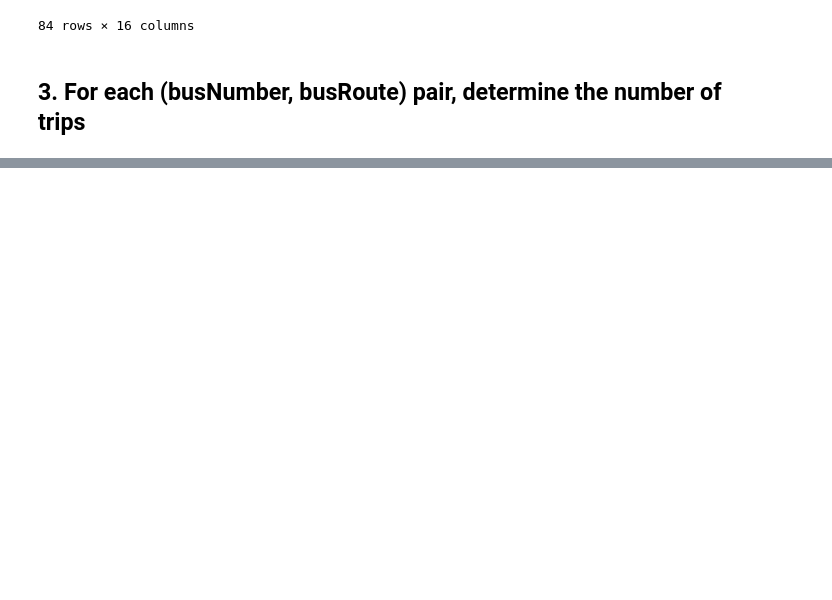
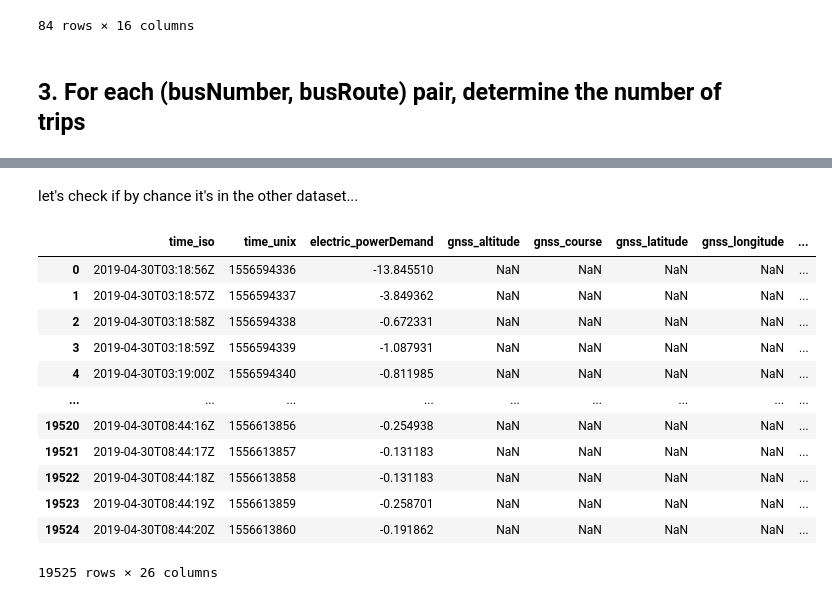
Before and after one commit to CarloArpini/2023-FCS-Project, a Jupyter notebook: Project.ipynb, the cells around one changed output, grey strips where cells are left out. Drawn from its saved outputs; the diff is of its cells as text; code cells hidden in the pictures; blank space fills up the shorter version.

```diff
--- a/Project.ipynb
+++ b/Project.ipynb
@@ -136,0 +244,20 @@ trips[trips['busRoute'].apply(check_not_number)==True]
+# %% [markdown]
+let's check if by chance it's in the other dataset...
+# %%
+test=pd.read_csv('ZTBus_Compressed/B183_2019-04-30_03-18-56_2019-04-30_08-44-20.csv')
+# %%
+test
+# %% [output]
+|  | time_iso | time_unix | electric_powerDemand | gnss_altitude | gnss_course | gnss_latitude | gnss_longitude | ... |
+| 0 | 2019-04-30T03:18:56Z | 1556594336 | -13.845510 | NaN | NaN | NaN | NaN | ... |
+| 1 | 2019-04-30T03:18:57Z | 1556594337 | -3.849362 | NaN | NaN | NaN | NaN | ... |
+| 2 | 2019-04-30T03:18:58Z | 1556594338 | -0.672331 | NaN | NaN | NaN | NaN | ... |
+| 3 | 2019-04-30T03:18:59Z | 1556594339 | -1.087931 | NaN | NaN | NaN | NaN | ... |
+| 4 | 2019-04-30T03:19:00Z | 1556594340 | -0.811985 | NaN | NaN | NaN | NaN | ... |
+| ... | ... | ... | ... | ... | ... | ... | ... | ... |
+| 19520 | 2019-04-30T08:44:16Z | 1556613856 | -0.254938 | NaN | NaN | NaN | NaN | ... |
+| 19521 | 2019-04-30T08:44:17Z | 1556613857 | -0.131183 | NaN | NaN | NaN | NaN | ... |
+| 19522 | 2019-04-30T08:44:18Z | 1556613858 | -0.131183 | NaN | NaN | NaN | NaN | ... |
+| 19523 | 2019-04-30T08:44:19Z | 1556613859 | -0.258701 | NaN | NaN | NaN | NaN | ... |
+| 19524 | 2019-04-30T08:44:20Z | 1556613860 | -0.191862 | NaN | NaN | NaN | NaN | ... |
+19525 rows × 26 columns
```
Also changed, not shown: parts of 44 cells of this notebook.
